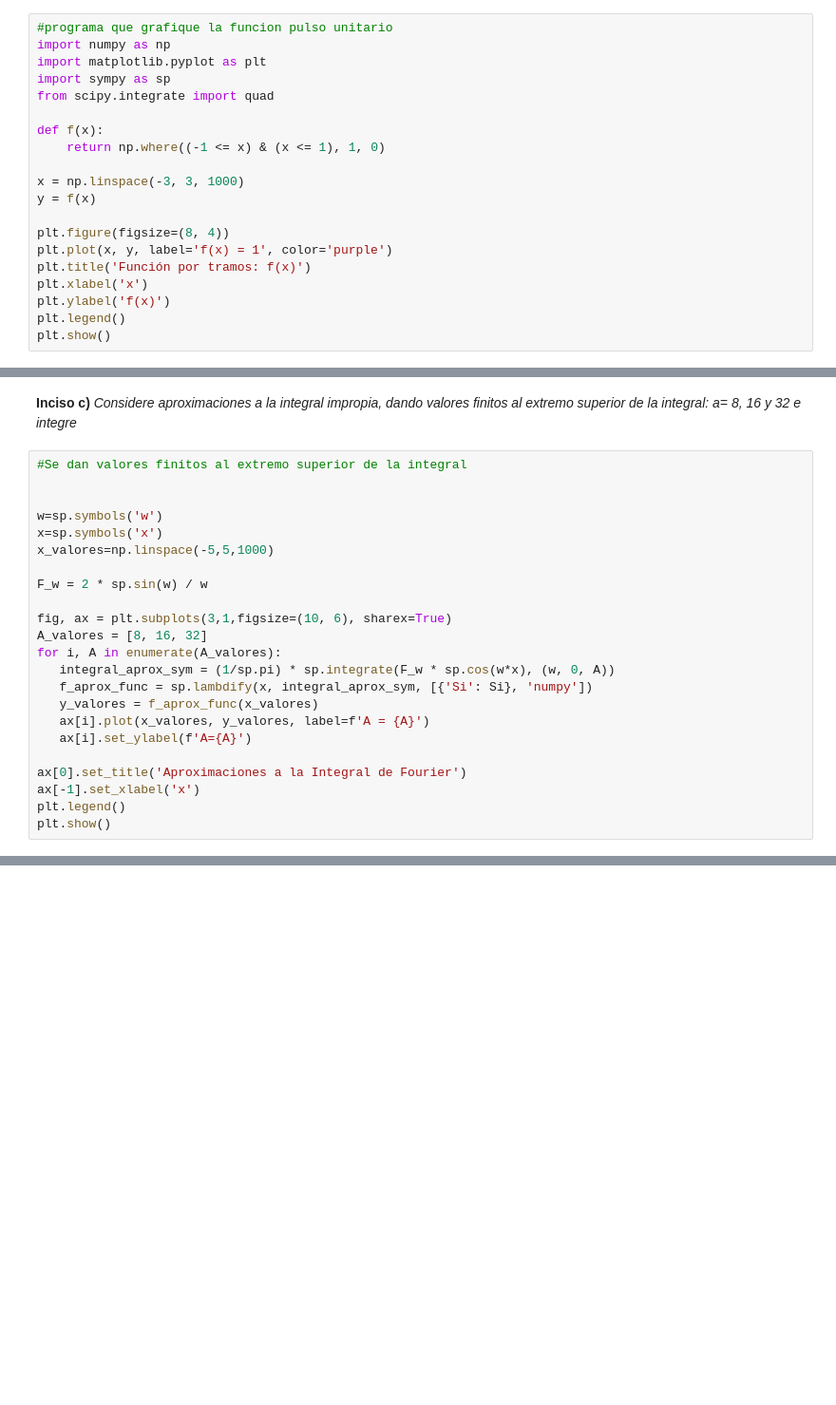
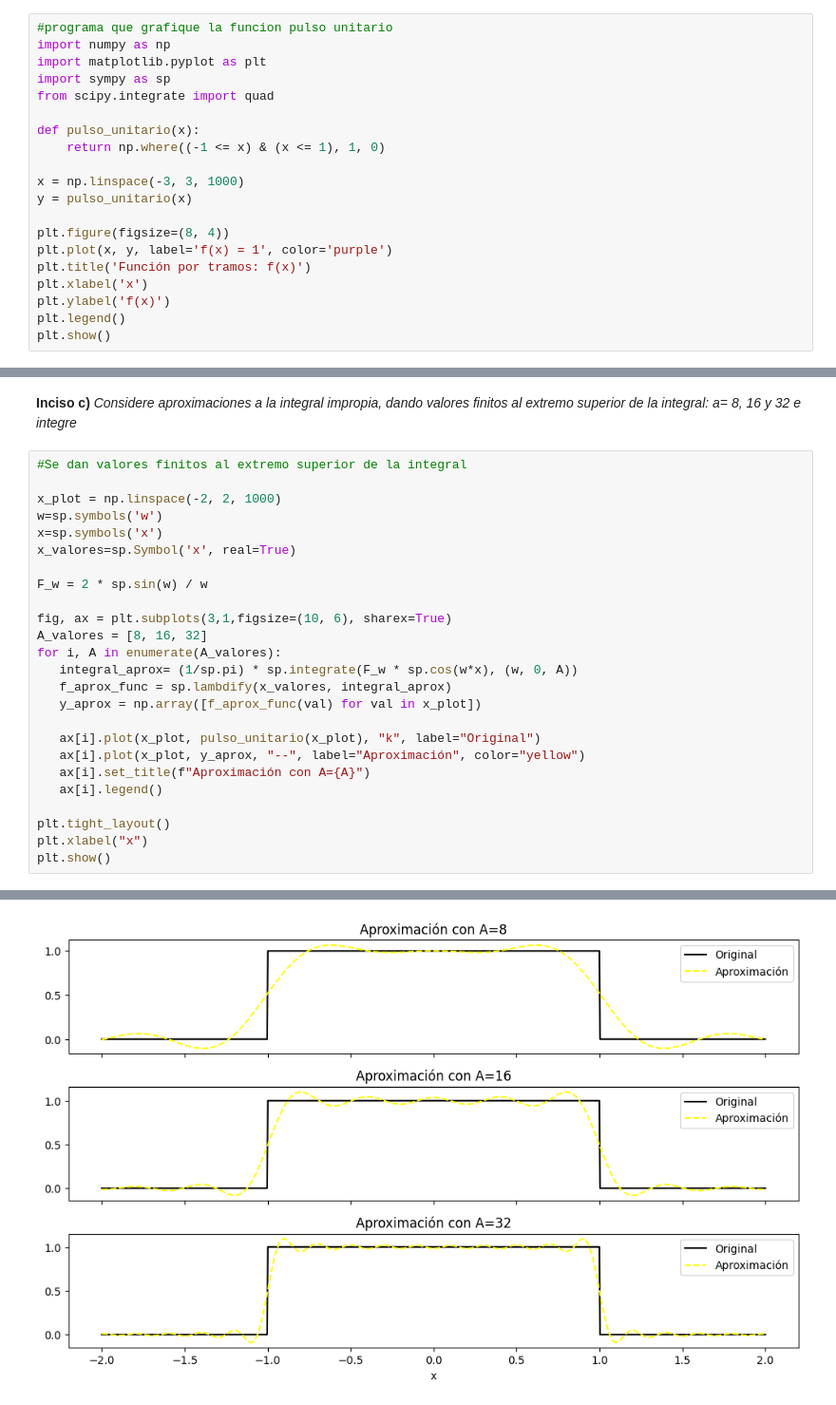
Before and after one commit to desireesosa/EDP1, a Jupyter notebook: IntegraldeFourier.ipynb, the cells around one changed output, grey strips where cells are left out. Shown at 95% size. Drawn from its saved outputs; the diff is of its cells as text; blank space fills up the shorter version.

```diff
--- a/IntegraldeFourier.ipynb
+++ b/IntegraldeFourier.ipynb
@@ -20,11 +20,11 @@ import matplotlib.pyplot as plt
 import sympy as sp
 from scipy.integrate import quad
 
-def f(x):
+def pulso_unitario(x):
     return np.where((-1 <= x) & (x <= 1), 1, 0)
 
 x = np.linspace(-3, 3, 1000)
-y = f(x)
+y = pulso_unitario(x)
 
 plt.figure(figsize=(8, 4))
 plt.plot(x, y, label='f(x) = 1', color='purple')
@@ -68,24 +69,26 @@ plt.show()
 # %%
 #Se dan valores finitos al extremo superior de la integral
 
-
+x_plot = np.linspace(-2, 2, 1000)
 w=sp.symbols('w')
 x=sp.symbols('x')
-x_valores=np.linspace(-5,5,1000)
+x_valores=sp.Symbol('x', real=True)
 
 F_w = 2 * sp.sin(w) / w
 
 fig, ax = plt.subplots(3,1,figsize=(10, 6), sharex=True)
 A_valores = [8, 16, 32]
 for i, A in enumerate(A_valores):
-   integral_aprox_sym = (1/sp.pi) * sp.integrate(F_w * sp.cos(w*x), (w, 0, A))
-   f_aprox_func = sp.lambdify(x, integral_aprox_sym, [{'Si': Si}, 'numpy'])
-   y_valores = f_aprox_func(x_valores)
-   ax[i].plot(x_valores, y_valores, label=f'A = {A}')
-   ax[i].set_ylabel(f'A={A}')
+   integral_aprox= (1/sp.pi) * sp.integrate(F_w * sp.cos(w*x), (w, 0, A))
+   f_aprox_func = sp.lambdify(x_valores, integral_aprox)
+   y_aprox = np.array([f_aprox_func(val) for val in x_plot])
 
-ax[0].set_title('Aproximaciones a la Integral de Fourier')
-ax[-1].set_xlabel('x')
-plt.legend()
+   ax[i].plot(x_plot, pulso_unitario(x_plot), "k", label="Original")
+   ax[i].plot(x_plot, y_aprox, "--", label="Aproximación", color="yellow")
+   ax[i].set_title(f"Aproximación con A={A}")
+   ax[i].legend()
+
+plt.tight_layout()
+plt.xlabel("x")
 plt.show()
 # %% [output]
@@ -92,0 +95 @@ ImportError: cannot import name 'Si' from 'scipy.special' (/usr/local/lib/python
+[figure, added]
```
Also changed, not shown: parts of 2 cells of this notebook.
